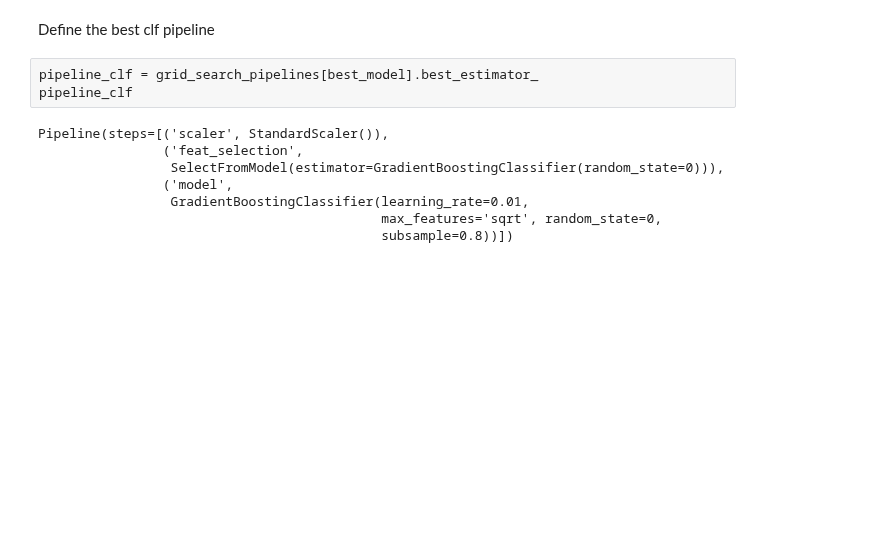
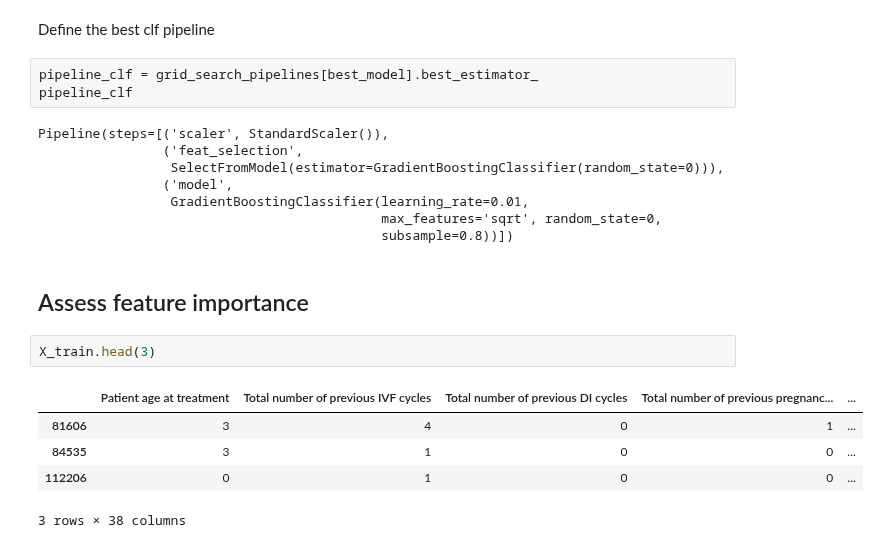
Before and after one commit to pswhdev/ivf-success-predictor, a Jupyter notebook: jupyter_notebooks/05 - Modeling and Evaluation Predict Success.ipynb, the cells around one changed output. Saved outputs shown, nothing was run; the diff lists cells and outputs as text; blank space fills up the shorter version.

```diff
--- a/jupyter_notebooks/05 - Modeling and Evaluation Predict Success.ipynb
+++ b/jupyter_notebooks/05 - Modeling and Evaluation Predict Success.ipynb
@@ -802,3 +802,13 @@ Pipeline(steps=[('scaler', StandardScaler()),
                  GradientBoostingClassifier(learning_rate=0.01,
                                             max_features='sqrt', random_state=0,
                                             subsample=0.8))])
+# %% [markdown]
+## Assess feature importance
+# %%
+X_train.head(3)
+# %% [output]
+|  | Patient age at treatment | Total number of previous IVF cycles | Total number of previous DI cycles | Total number of previous pregnanc... | ... |
+| 81606 | 3 | 4 | 0 | 1 | ... |
+| 84535 | 3 | 1 | 0 | 0 | ... |
+| 112206 | 0 | 1 | 0 | 0 | ... |
+3 rows × 38 columns
```
Also changed, not shown: parts of 2 cells of this notebook.
